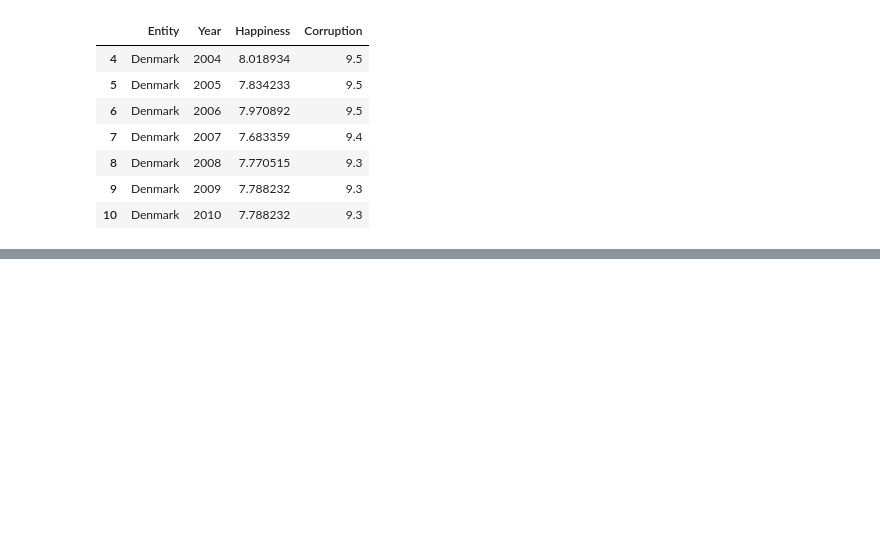
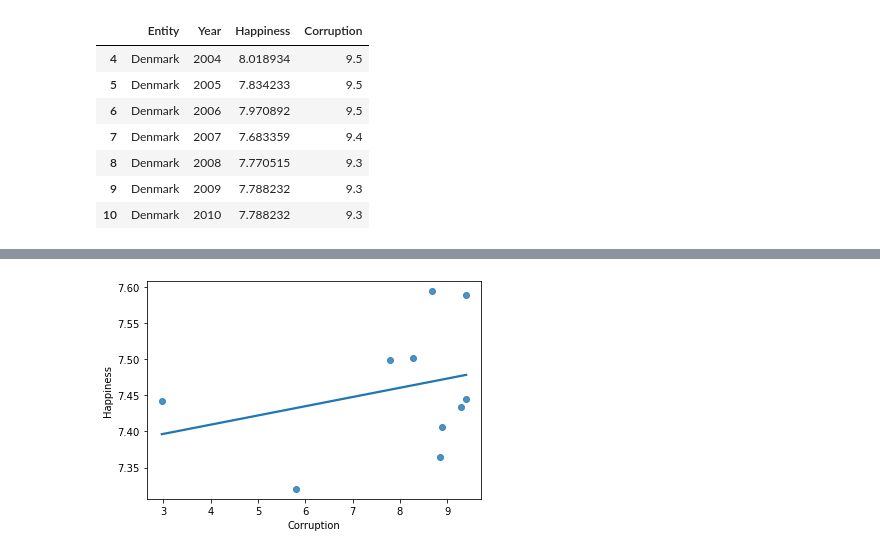
Before and after one commit to JohanBirger/DAT405, a Jupyter notebook: A1.ipynb, the cells around one changed output, grey strips where cells are left out. Saved outputs shown, nothing was run; the diff lists cells and outputs as text; code cells hidden in the pictures; blank space fills up the shorter version.

```diff
--- a/A1.ipynb
+++ b/A1.ipynb
@@ -284,0 +309,12 @@ for ax in fig.get_axes():
+# %%
+# sample of below average happiness:
+
+saddest= deviatingEntries(temp.dropna(),'Happiness',1,'below')
+saddest= saddest.sort_values(by='Happiness').head(10)
+saddest_con = []
+for entity in saddest['Entity']:
+    saddest_con.append(entity)
+#(happy_data[['Year']]==2000).value_counts()
+#deviatingEntries('getDFYear(happy_data,2010)','Happiness',1,'above')
+print(saddest_con)
+saddest
@@ -284,0 +336,17 @@ for ax in fig.get_axes():
+# %%
+#corruption_h= corruption.loc[corruption['Jurisdiction'] saddest_con]
+temp = []
+for a in saddest_con:
+    temp.append(corruption.loc[corruption['Jurisdiction']==a])
+corrup_s = pd.concat(temp)
+corrup_s
+corrup_s= corrup_s[['Jurisdiction','2011']]
+corrup_s
+temp.clear()
+
+for a in happiest_con:
+    temp.append(corruption.loc[corruption['Jurisdiction']==a])
+corrup_h = pd.concat(temp)
+corrup_h= corrup_h[['Jurisdiction','2011']]
+corrup_h.rename(columns={'Jurisdiction':'Entity','2011':'Corruption'},inplace=True)
+corrup_h
@@ -284,0 +380,3 @@ for ax in fig.get_axes():
+# %%
+happy_sample = pd.merge(corrup_h,happiest,on='Entity')
+sad_sample = pd.merge(corrup_s,saddest,on='Entity')
@@ -284,0 +411,5 @@ for ax in fig.get_axes():
+# %%
+import seaborn as sns
+happyplot = sns.regplot(happy_sample['Corruption'].astype(float),happy_sample['Happiness'],ci = None)
+# %% [output]
+[figure, added]
```
Also changed, not shown: parts of 11 cells of this notebook.
